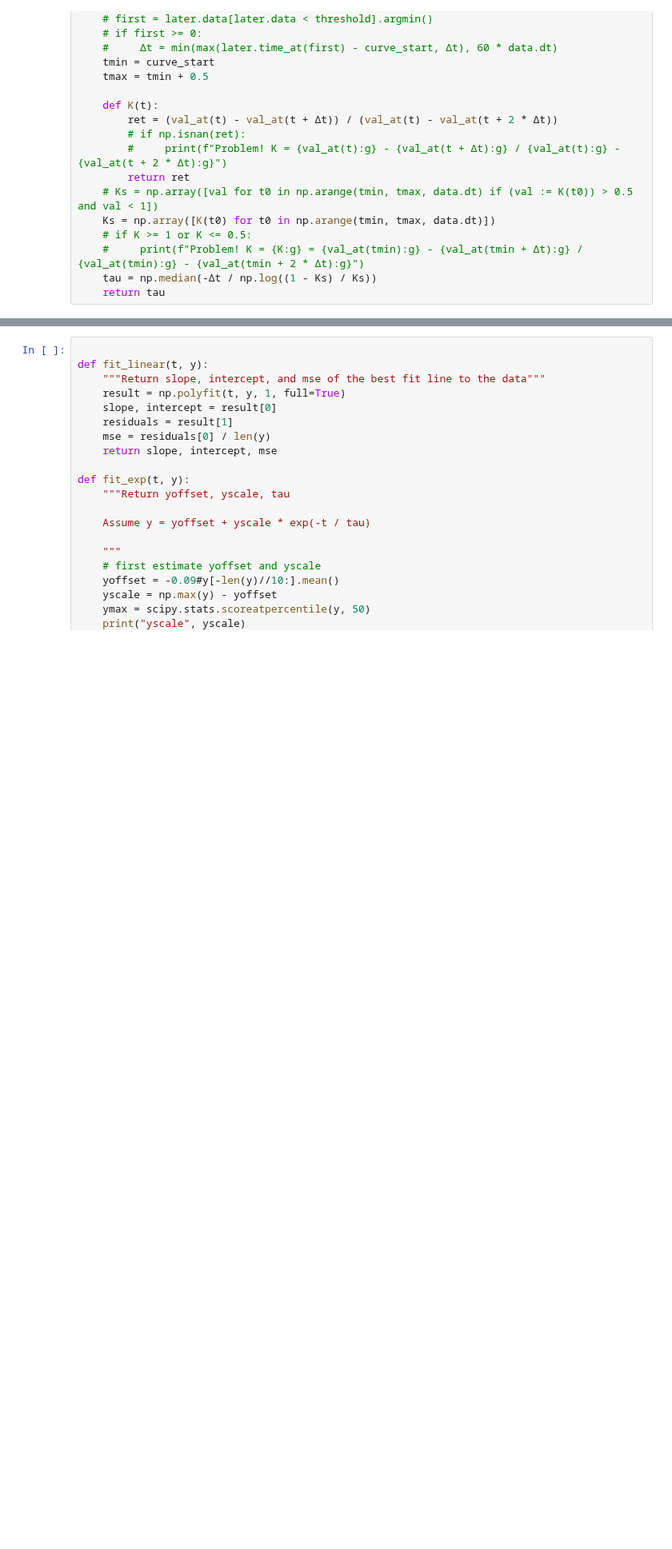
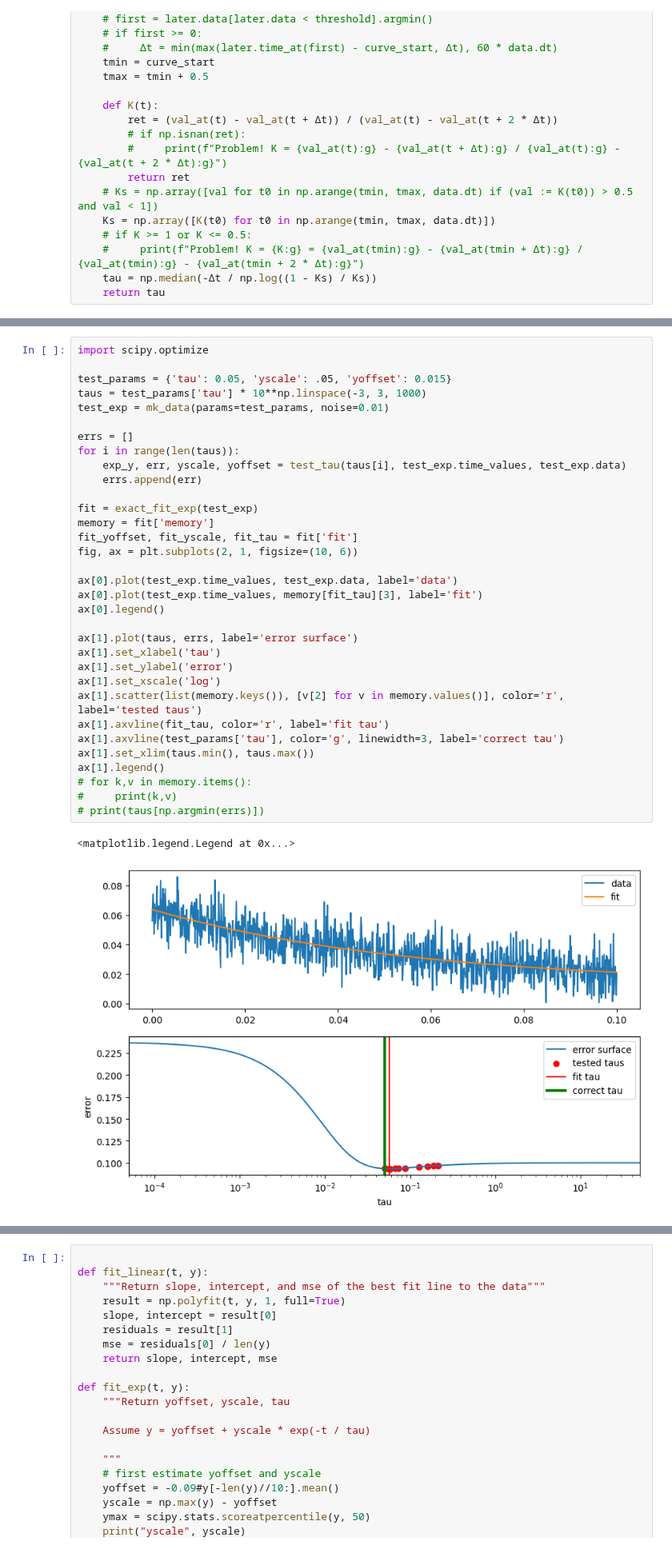
Before and after one commit to AllenInstitute/neuroanalysis, a Jupyter notebook: examples/exp_fitting.ipynb, the cells around one changed output, grey strips where cells are left out. Shown at 80% size. Cells and saved outputs as stored; diff of their text form; blank space fills up the shorter version.

```diff
--- a/examples/exp_fitting.ipynb
+++ b/examples/exp_fitting.ipynb
@@ -158,0 +208,36 @@ results = check_accuracy(exp_fitter)
+# %%
+import scipy.optimize
+
+test_params = {'tau': 0.05, 'yscale': .05, 'yoffset': 0.015}
+taus = test_params['tau'] * 10**np.linspace(-3, 3, 1000)
+test_exp = mk_data(params=test_params, noise=0.01)
+
+errs = []
+for i in range(len(taus)):
+    exp_y, err, yscale, yoffset = test_tau(taus[i], test_exp.time_values, test_exp.data)
+    errs.append(err)
+
+fit = exact_fit_exp(test_exp)
+memory = fit['memory']
+fit_yoffset, fit_yscale, fit_tau = fit['fit']
+fig, ax = plt.subplots(2, 1, figsize=(10, 6))
+
+ax[0].plot(test_exp.time_values, test_exp.data, label='data')
+ax[0].plot(test_exp.time_values, memory[fit_tau][3], label='fit')
+ax[0].legend()
+
+ax[1].plot(taus, errs, label='error surface')
+ax[1].set_xlabel('tau')
+ax[1].set_ylabel('error')
+ax[1].set_xscale('log')
+ax[1].scatter(list(memory.keys()), [v[2] for v in memory.values()], color='r', label='tested taus')
+ax[1].axvline(fit_tau, color='r', label='fit tau')
+ax[1].axvline(test_params['tau'], color='g', linewidth=3, label='correct tau')
+ax[1].set_xlim(taus.min(), taus.max())
+ax[1].legend()
+# for k,v in memory.items():
+#     print(k,v)
+# print(taus[np.argmin(errs)])
+# %% [output]
+<matplotlib.legend.Legend at 0x...>
+[figure, added]
```
Also changed, not shown: parts of 15 cells of this notebook, 1 other file.
